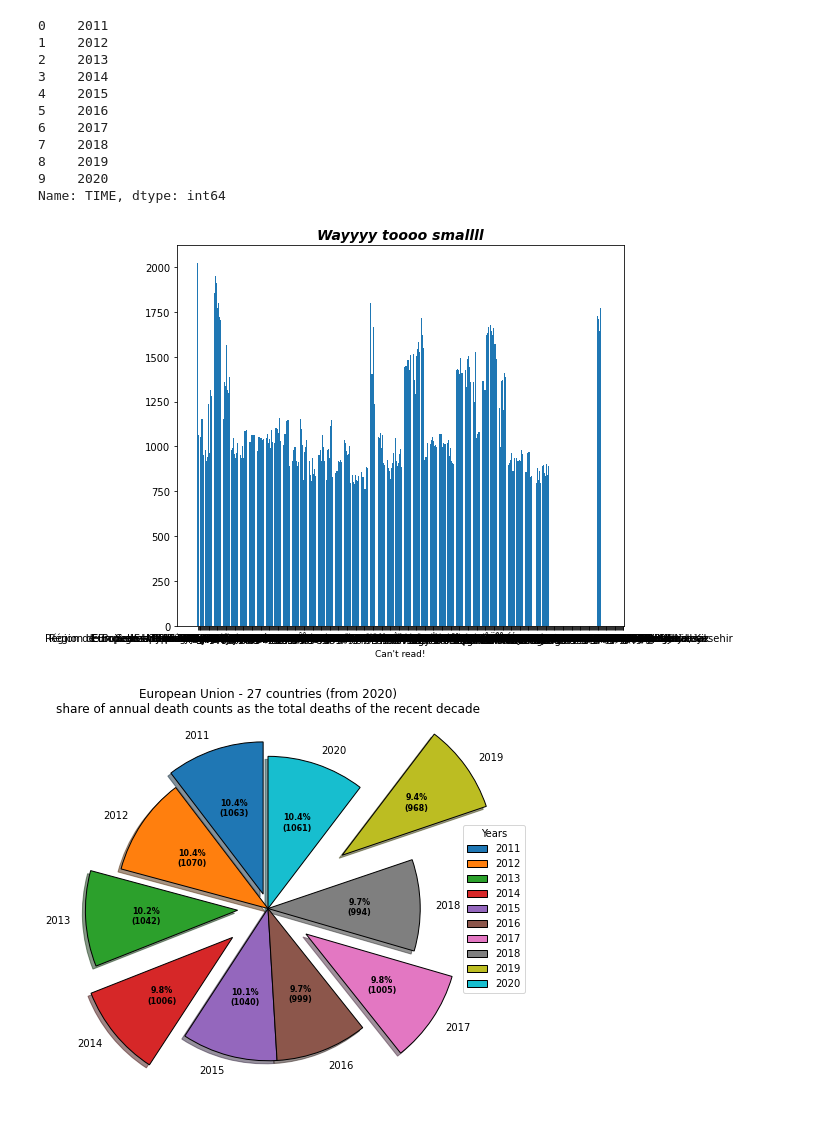
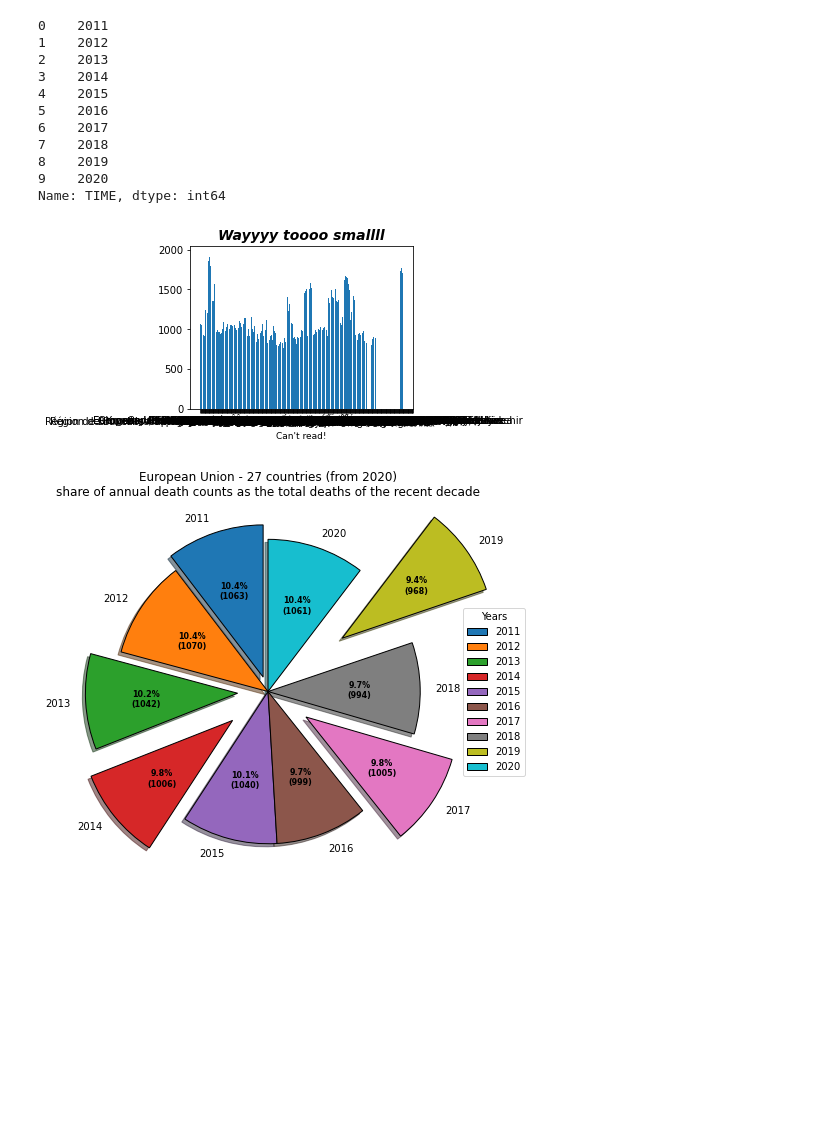
Before and after one commit to MarkusStefan/Data_Analytics, a Jupyter notebook: Exercise1/Outlier_Analysis_Vizz.ipynb, the cells around one changed output. Saved outputs shown, nothing was run; the diff lists cells and outputs as text; code cells hidden in the pictures; blank space fills up the shorter version.

```diff
--- a/Exercise1/Outlier_Analysis_Vizz.ipynb
+++ b/Exercise1/Outlier_Analysis_Vizz.ipynb
@@ -237,13 +238,13 @@ deaths.iloc[:,0]
 9    2020
 Name: TIME, dtype: int64
 # %%
-plt.figure(figsize=(8, 7))
+plt.figure(figsize=(4, 3))
 plt.bar(x=deaths.columns, height=deaths.iloc[-1, :])
 plt.title('Wayyyy toooo smallll', size=14, fontweight='bold', style='italic')
 plt.xlabel("Can't read!", size=9)
 plt.show()
 # %% [output]
-[figure, old version]
+[figure, new version]
 # %%
 # Import libraries
 import numpy as np
```
Also changed, not shown: parts of 1 cell of this notebook.
